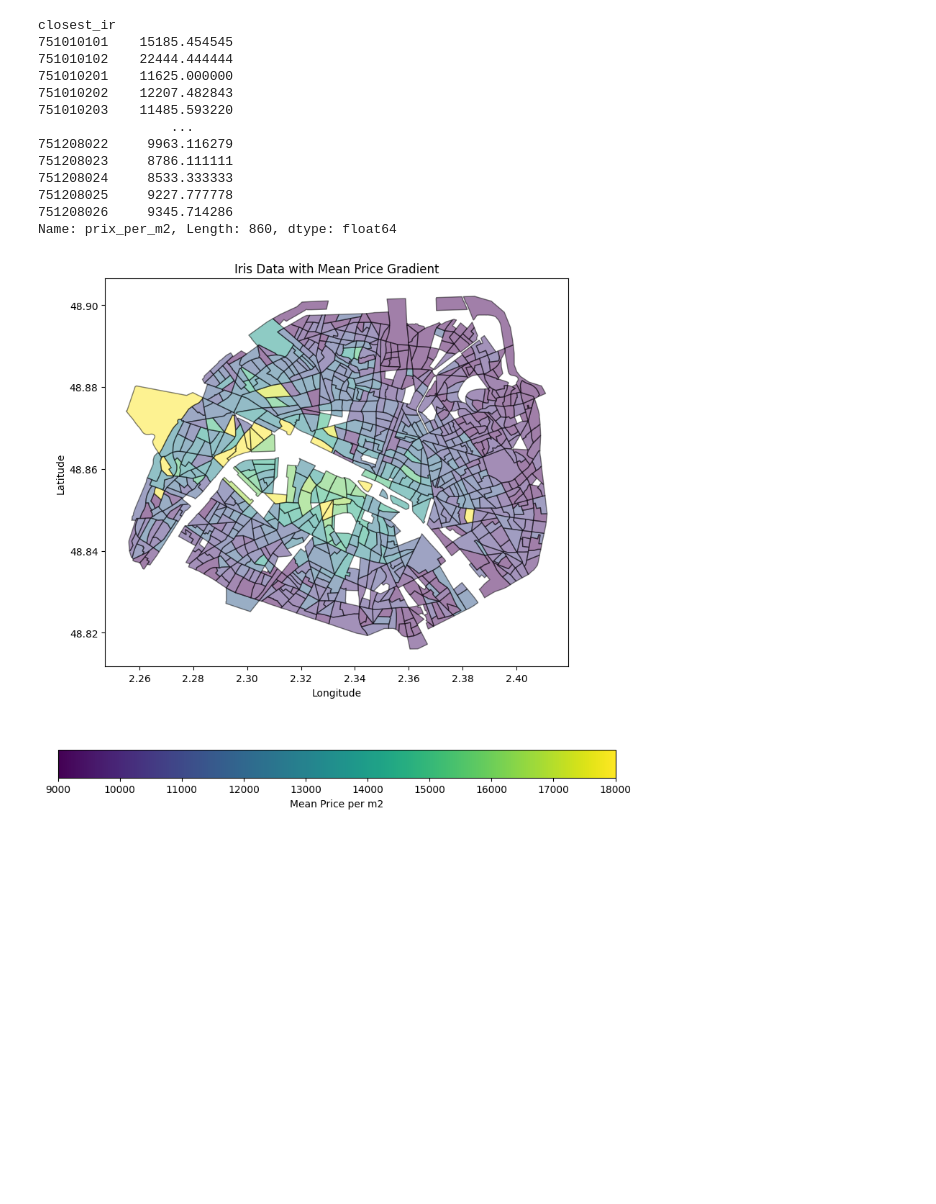
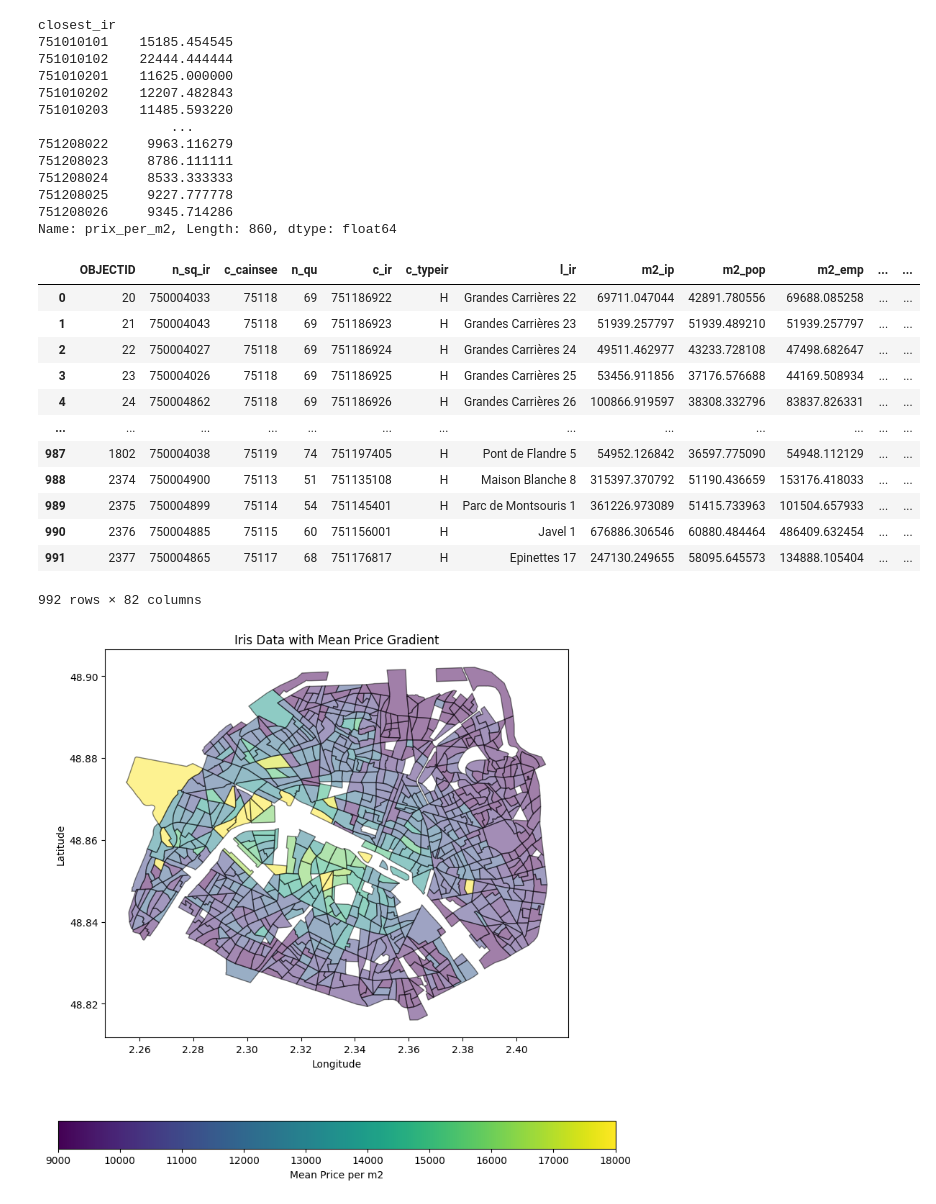
Before and after one commit to arshiataheri/toworkonlater, a Jupyter notebook: Big_Data_course_jan2024.ipynb, the cells around one changed output. Drawn from its saved outputs; the diff is of its cells as text; code cells hidden in the pictures; blank space fills up the shorter version.

```diff
--- a/Big_Data_course_jan2024.ipynb
+++ b/Big_Data_course_jan2024.ipynb
@@ -299,4 +267,23 @@ closest_ir
 751208025     9227.777778
 751208026     9345.714286
 Name: prix_per_m2, Length: 860, dtype: float64
+# %%
+# adding the median price to the 'irisparis'
+
+merged_df = irisparis.merge(grouped_prices, how='left', left_on='c_ir', right_index=True)
+merged_df
+# %% [output]
+|  | OBJECTID | n_sq_ir | c_cainsee | n_qu | c_ir | c_typeir | l_ir | m2_ip | m2_pop | m2_emp | ... | ... |
+| 0 | 20 | 750004033 | 75118 | 69 | 751186922 | H | Grandes Carrières 22 | 69711.047044 | 42891.780556 | 69688.085258 | ... | ... |
+| 1 | 21 | 750004043 | 75118 | 69 | 751186923 | H | Grandes Carrières 23 | 51939.257797 | 51939.489210 | 51939.257797 | ... | ... |
+| 2 | 22 | 750004027 | 75118 | 69 | 751186924 | H | Grandes Carrières 24 | 49511.462977 | 43233.728108 | 47498.682647 | ... | ... |
+| 3 | 23 | 750004026 | 75118 | 69 | 751186925 | H | Grandes Carrières 25 | 53456.911856 | 37176.576688 | 44169.508934 | ... | ... |
+| 4 | 24 | 750004862 | 75118 | 69 | 751186926 | H | Grandes Carrières 26 | 100866.919597 | 38308.332796 | 83837.826331 | ... | ... |
+| ... | ... | ... | ... | ... | ... | ... | ... | ... | ... | ... | ... | ... |
+| 987 | 1802 | 750004038 | 75119 | 74 | 751197405 | H | Pont de Flandre 5 | 54952.126842 | 36597.775090 | 54948.112129 | ... | ... |
+| 988 | 2374 | 750004900 | 75113 | 51 | 751135108 | H | Maison Blanche 8 | 315397.370792 | 51190.436659 | 153176.418033 | ... | ... |
+| 989 | 2375 | 750004899 | 75114 | 54 | 751145401 | H | Parc de Montsouris 1 | 361226.973089 | 51415.733963 | 101504.657933 | ... | ... |
+| 990 | 2376 | 750004885 | 75115 | 60 | 751156001 | H | Javel 1 | 676886.306546 | 60880.484464 | 486409.632454 | ... | ... |
+| 991 | 2377 | 750004865 | 75117 | 68 | 751176817 | H | Epinettes 17 | 247130.249655 | 58095.645573 | 134888.105404 | ... | ... |
+992 rows × 82 columns
 # %%
```
Also changed, not shown: parts of 23 cells of this notebook.
